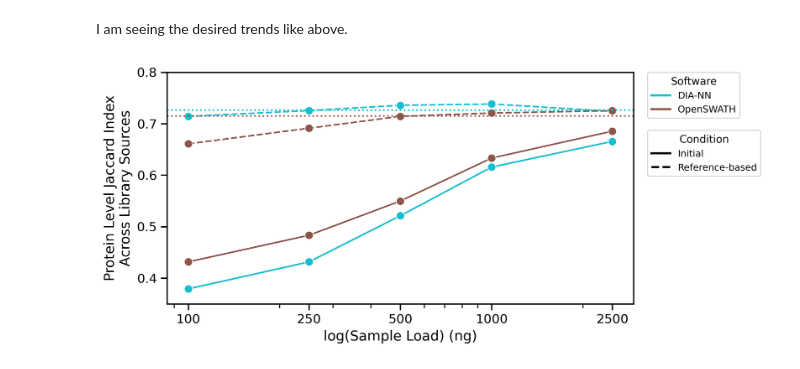
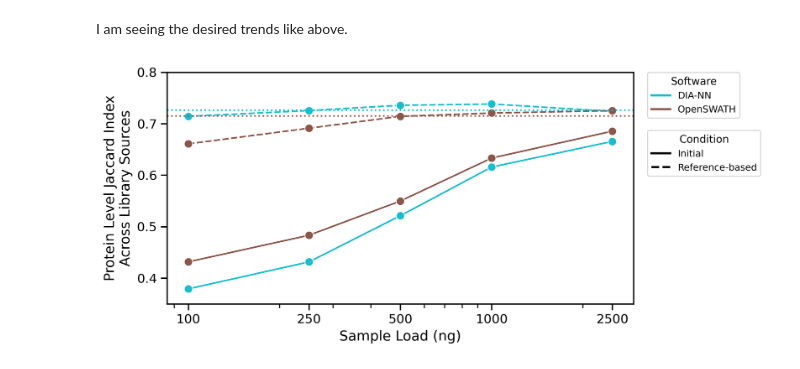
Before and after one commit to jcharkow/reference-based-diaPASEF-Libraries, a Jupyter notebook: figures/Supplemental/Figure-S16.ipynb, the cells around one changed output. Cells and saved outputs as stored; diff of their text form; code cells hidden in the pictures.

Commit message:
dist: change xaxes name
change from log(Sample Load) to Sample load as per Jared suggestion

```diff
--- a/figures/Supplemental/Figure-S16.ipynb
+++ b/figures/Supplemental/Figure-S16.ipynb
@@ -571,37 +589,37 @@ with sns.plotting_context('notebook', font_scale=1.1):
 
     plt.xscale('log')
     plt.xticks([100, 250, 500, 1000, 2500], ['100', '250', '500', '1000', '2500'])
-    plt.xlabel('log(Sample Load) (ng)')
+    plt.xlabel('Sample Load (ng)')
     plt.ylabel("Protein Level Jaccard Index\nAcross Library Sources")
 
     # Remove the automatic legend
     ax.legend().remove()
 
     # Create separate legends
     software_colors = {'DIA-NN': 'tab:cyan', 'OpenSWATH': 'tab:brown'}
     condition_styles = {'Initial': '-', 'Reference-based': '--'}
 
     # Create software legend (colors)
     software_handles = [plt.Line2D([0], [0], color=color, linewidth=2, label=software)
                        for software, color in software_colors.items()]
     legend1 = ax.legend(handles=software_handles, title='Software',
                         loc='center left', fontsize=9, title_fontsize=10,
                         bbox_to_anchor=(1.02, 0.9))
 
     # Create condition legend (line styles)
     condition_handles = [plt.Line2D([0], [0], color='black', linestyle=style, linewidth=2, label=condition)
                         for condition, style in condition_styles.items()]
     legend2 = ax.legend(handles=condition_handles, title='Condition',
                         loc='center left', fontsize=9, title_fontsize=10,
                         bbox_to_anchor=(1.02, 0.65))
 
     ax.axhline(rslts_osw_5000pg_initial, color=software_colors['DIA-NN'], ls='dotted')
     ax.axhline(rslts_diann_5000pg_initial, color=software_colors['OpenSWATH'], ls='dotted')
 
     # Add the first legend back
     ax.add_artist(legend1)
     ax.set_ylim(0.35, 0.80)
 
     plt.savefig("Figure-S16.png", dpi=300, bbox_inches='tight')
 # %% [output]
-[figure, old version]
+[figure, new version]
```
Also changed, not shown: parts of 2 cells of this notebook, 7 other files.
